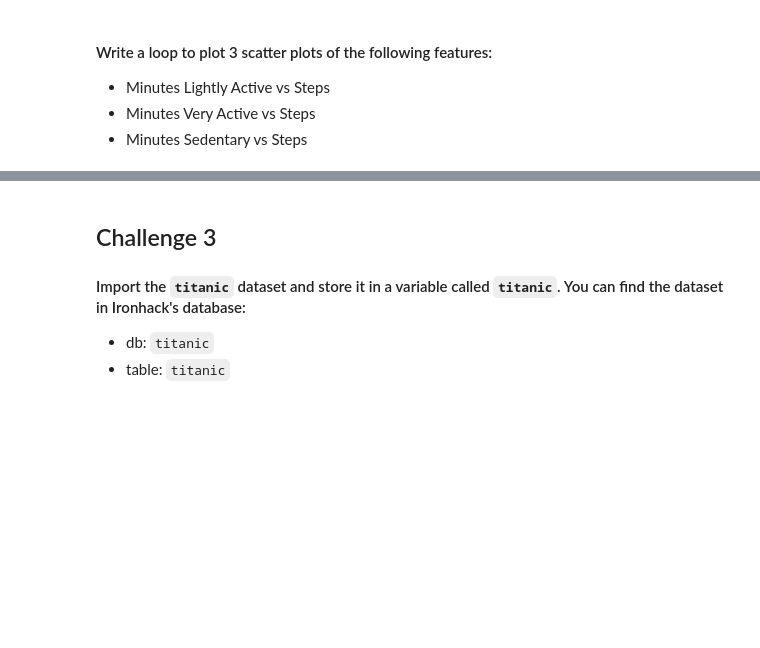
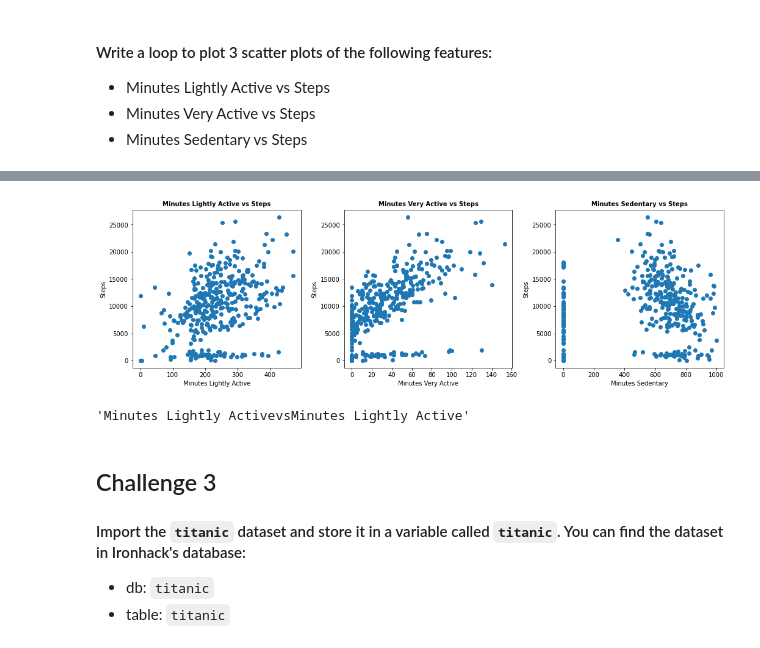
Before and after one commit to ta-data-remote/lab-matplotlib-seaborn, a Jupyter notebook: your-code/main.ipynb, the cells around one changed output, grey strips where cells are left out. Drawn from its saved outputs; the diff is of its cells as text; code cells hidden in the pictures; blank space fills up the shorter version.

```diff
--- a/your-code/main.ipynb
+++ b/your-code/main.ipynb
@@ -159,7 +161,7 @@ with plt.style.context('ggplot'):
     ax[0].grid(True, linestyle='-.')
     #second line in the same plot
     ax[0].plot(x,y2, c='green', label='y = e^x',linewidth = 2)
-
+    ax[0].legend(loc = 'upper left')
 
     # create second plot
     ax[1].plot(x,y1, color='purple', label='y = x^2',linewidth = 2 )
@@ -173,9 +175,10 @@ with plt.style.context('ggplot'):
 
     #add logarithm y scale
     ax[1].set_yscale ('log')
+    ax[1].legend(loc = 'upper left')
 
-    for a in ax:
-        a.legend(loc = 'upper left')
+#     for a in ax:
+#         a.legend(loc = 'upper left')
 # %% [output]
 [figure]
 # %% [markdown]
@@ -357,3 +395,30 @@ plt.savefig('../figures/Steps_plot.png')
+# %%
+def create_a_scatter_plot(columns_x,columns_y):
+    '''
+    input the columns you want to plot with their column index in a list
+    '''
+    num_features_to_plot =len(columns_x)
+    fig, ax = plt.subplots(1,num_features_to_plot,figsize = (15,5))
+    fig.tight_layout(pad=4.0)
+    for n in range(num_features_to_plot):
+        x = columns_x[n]
+        y = columns_y[n]
+        ax[n].scatter(x,y)
+        ax[n].set_title(x.name + " vs "+ y.name,fontsize=10,fontweight='semibold')
+        ax[n].set_xlabel(x.name)
+        ax[n].set_ylabel(y.name)
+    return plt.show()
+# %%
+columns_to_plot_x = [fitbit["Minutes Lightly Active"],fitbit["Minutes Very Active"],fitbit["Minutes Sedentary"]]
+columns_to_plot_y = [fitbit["Steps"],fitbit["Steps"],fitbit["Steps"]]
+# %%
+create_a_scatter_plot(columns_to_plot_x,columns_to_plot_y )
+# %% [output]
+[figure, added]
+# %%
+fitbit["Minutes Lightly Active"].name + " vs "+ fitbit["Minutes Lightly Active"].name
+# %% [output]
+'Minutes Lightly ActivevsMinutes Lightly Active'
 # %% [markdown]
 ## Challenge 3
 
```
Also changed, not shown: parts of 55 cells of this notebook, 1 other file.
